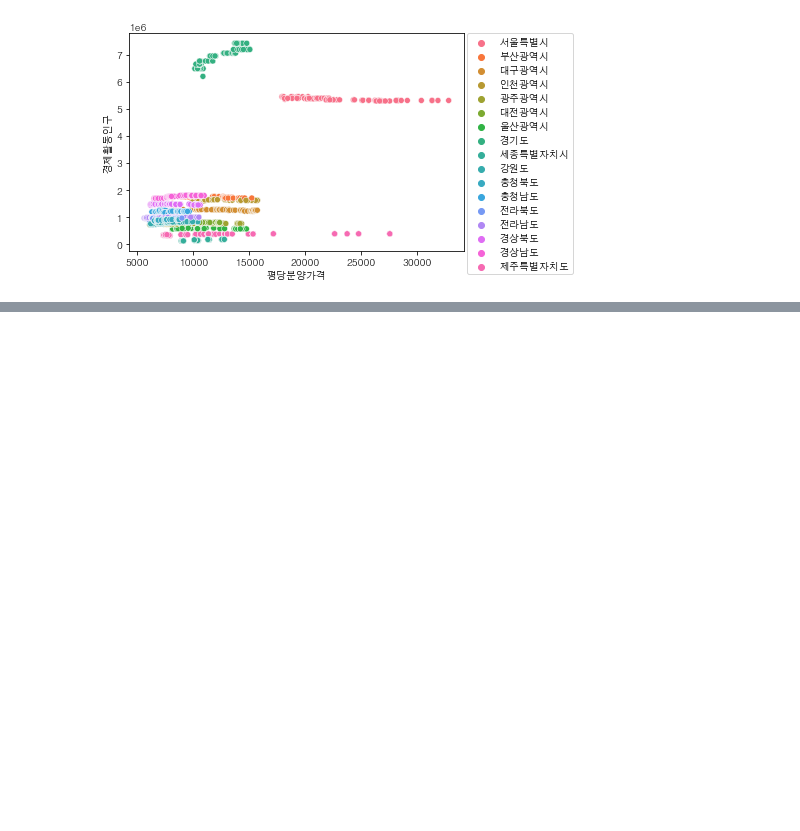
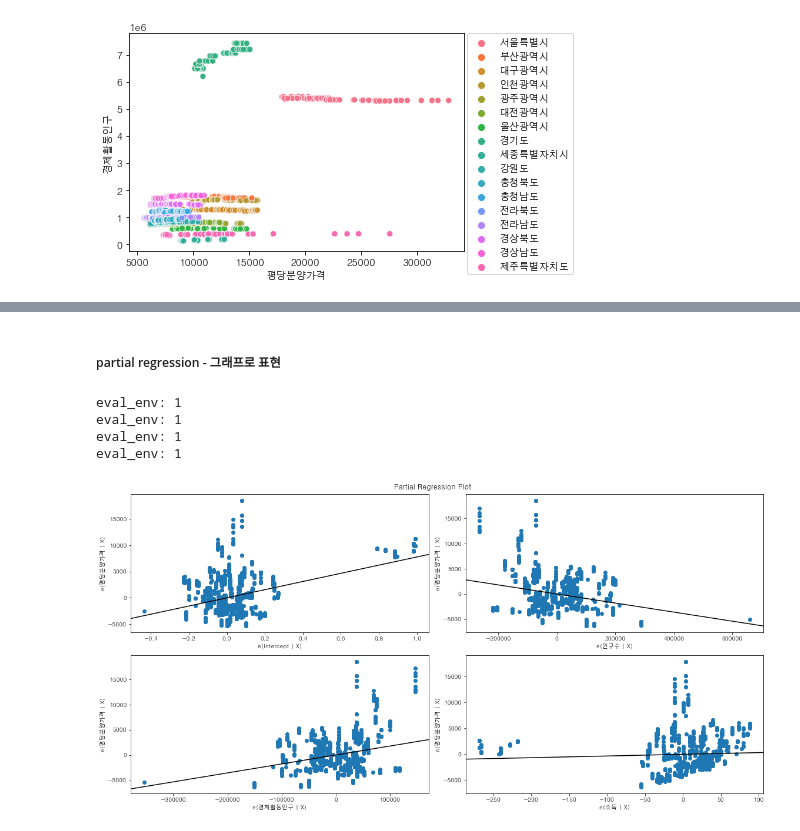
Before and after one commit to winwin-jang-gu/APT_price, a Jupyter notebook: project/apt_visual.ipynb, the cells around one changed output, grey strips where cells are left out. Saved outputs shown, nothing was run; the diff lists cells and outputs as text; code cells hidden in the pictures; blank space fills up the shorter version.

```diff
--- a/project/apt_visual.ipynb
+++ b/project/apt_visual.ipynb
@@ -190,0 +254,5 @@ plt.show()
+# %%
+Rformula = '평당분양가격 ~ 인구수 + 경제활동인구 + 소득'
+# %%
+regre_result = ols(Rformula, data=data).fit()
+regre_result.summary()
@@ -190,0 +283,12 @@ plt.show()
+# %% [markdown]
+##### partial regression - 그래프로 표현
+# %%
+fig = plt.figure(figsize=(16, 8))
+sm.graphics.plot_partregress_grid(regre_result, fig=fig)
+plt.show()
+# %% [output]
+eval_env: 1
+eval_env: 1
+eval_env: 1
+eval_env: 1
+[figure, added]
```
Also changed, not shown: parts of 9 cells of this notebook.
